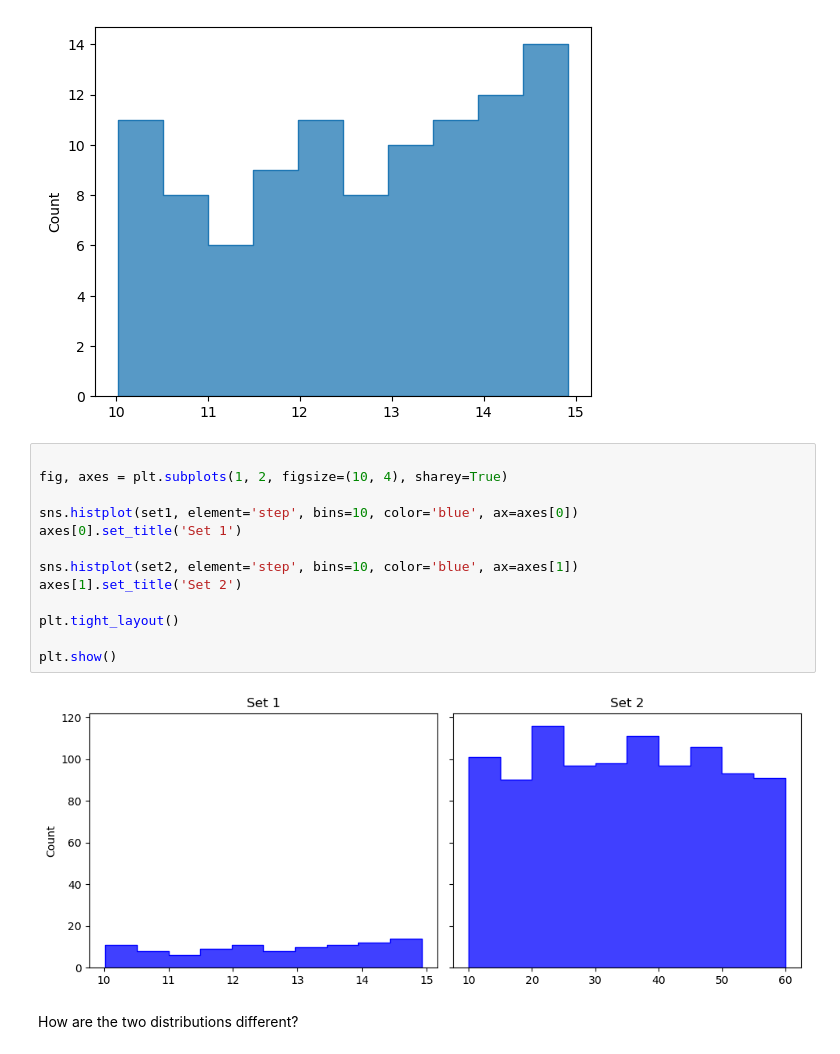
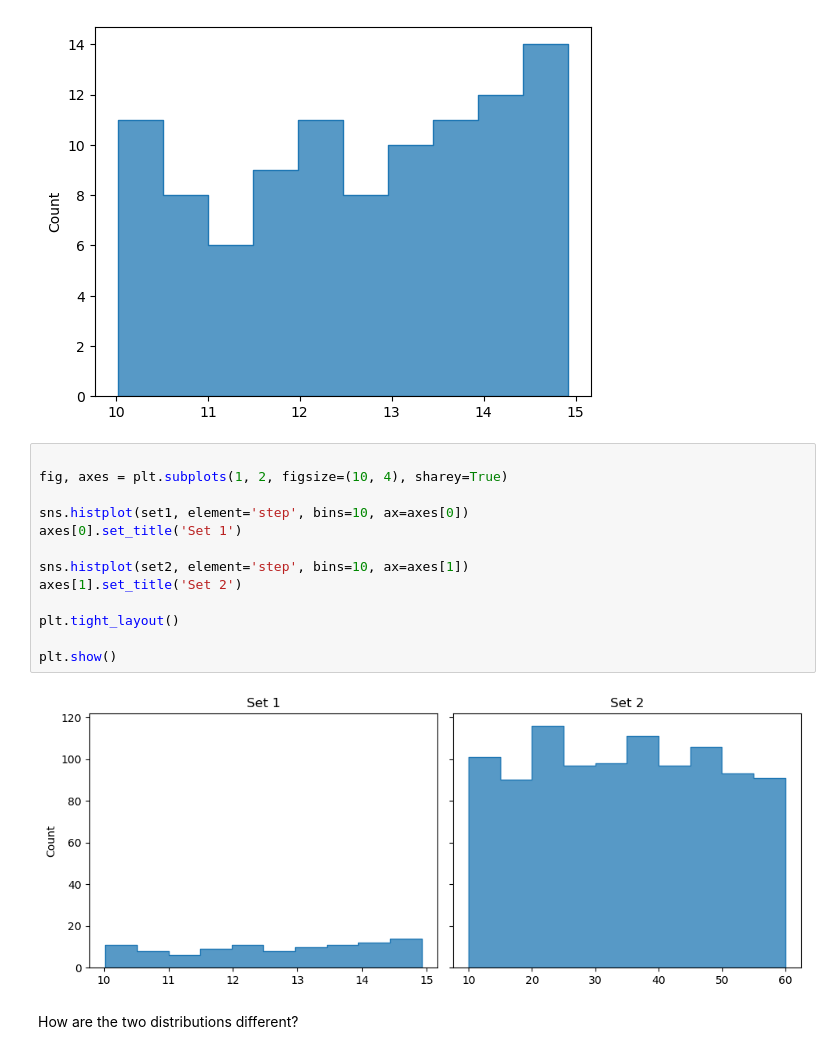
Before and after one commit to Ironhack-Data-Madrid-Octubre-2023/6.1-lab_continuous_probability_distributions, a Jupyter notebook: your-code/main.ipynb, the cells around one changed output. Drawn from its saved outputs; the diff is of its cells as text.

```diff
--- a/your-code/main.ipynb
+++ b/your-code/main.ipynb
@@ -78,18 +78,18 @@ plt.show()
 # %%
 
 fig, axes = plt.subplots(1, 2, figsize=(10, 4), sharey=True)
 
-sns.histplot(set1, element='step', bins=10, color='blue', ax=axes[0])
+sns.histplot(set1, element='step', bins=10, ax=axes[0])
 axes[0].set_title('Set 1')
 
-sns.histplot(set2, element='step', bins=10, color='blue', ax=axes[1])
+sns.histplot(set2, element='step', bins=10, ax=axes[1])
 axes[1].set_title('Set 2')
 
 plt.tight_layout()
 
 plt.show()
 # %% [output]
-[figure, old version]
+[figure, new version]
 # %% [markdown]
 How are the two distributions different?
 # %% [markdown]
```
Also changed, not shown: parts of 1 cell of this notebook.
